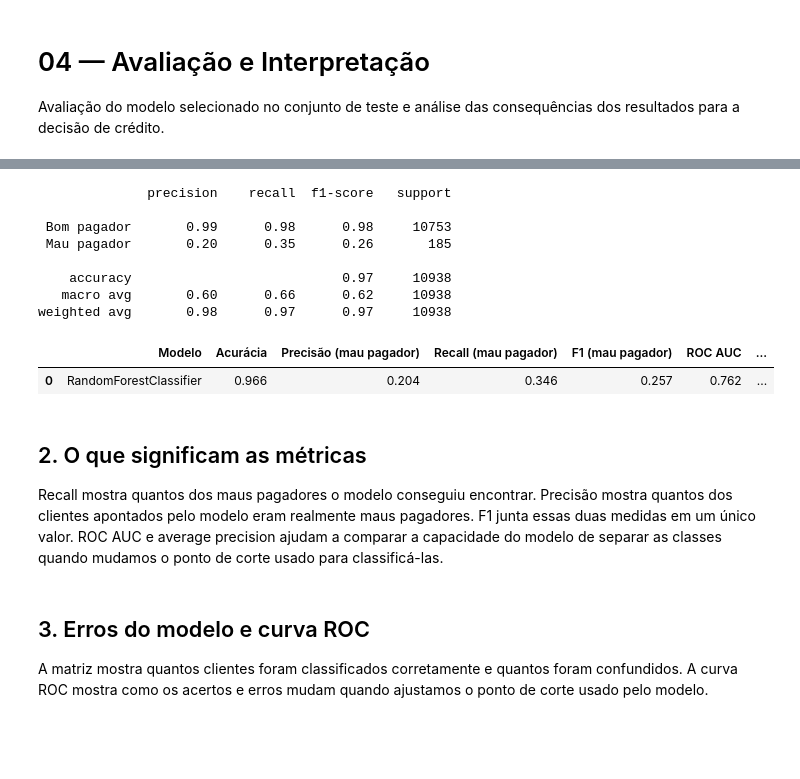
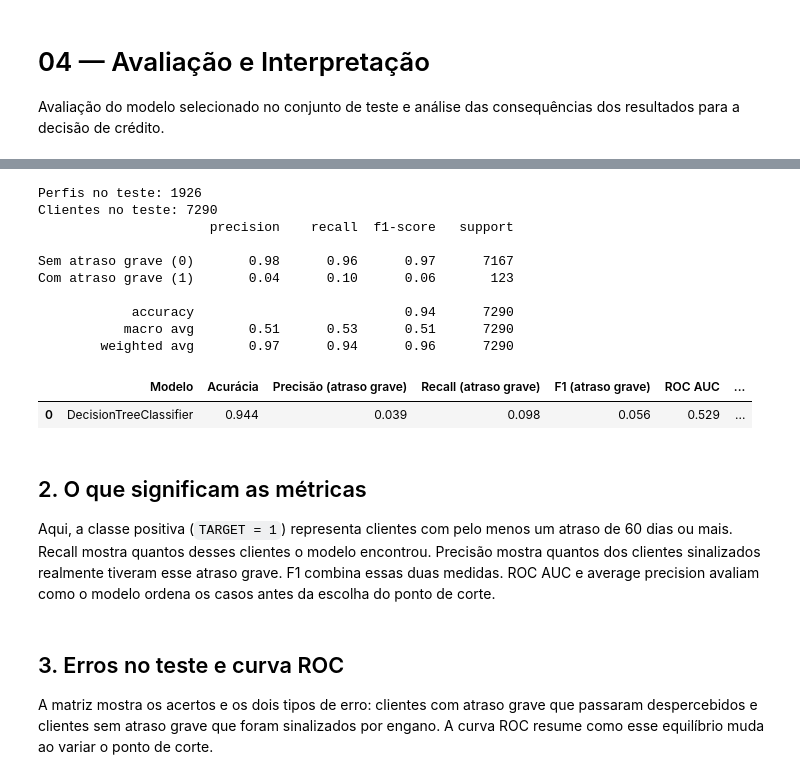
Before and after one commit to stephaneeao-cmd/postech-tech-challenge-fase2-template, a Jupyter notebook: notebooks/04_avaliacao.ipynb, the cells around one changed output, grey strips where cells are left out. Drawn from its saved outputs; the diff is of its cells as text; code cells hidden in the pictures; blank space fills up the shorter version.

```diff
--- a/notebooks/04_avaliacao.ipynb
+++ b/notebooks/04_avaliacao.ipynb
@@ -28,63 +28,44 @@ Aqui verifico como o modelo escolhido se saiu nos dados que não foram usados pa
 # %%
-import joblib
-from sklearn.metrics import (
-    accuracy_score,
-    average_precision_score,
-    classification_report,
-    f1_score,
-    precision_score,
-    recall_score,
-    roc_auc_score,
-)
-from sklearn.model_selection import train_test_split
-
-# Uso a mesma separação do notebook 03 e carrego o modelo que ele salvou.
-df = pd.read_csv(PROCESSED / "dataset_tratado.csv")
-X = df.drop(columns=[TARGET, "ID"])
-y = df[TARGET].astype(int)
-_, X_test, _, y_test = train_test_split(
-    X, y, test_size=0.30, stratify=y, random_state=RANDOM_STATE
-)
-best_model = joblib.load(MODELS / "best_model.joblib")
-
-# Alguns modelos dão probabilidades; a SVM retorna uma pontuação equivalente.
-if hasattr(best_model, "predict_proba"):
-    y_score = best_model.predict_proba(X_test)[:, 1]
-else:
-    y_score = best_model.decision_function(X_test)
-y_pred = best_model.predict(X_test)
-
-print(classification_report(y_test, y_pred, target_names=["Bom pagador", "Mau pagador"], zero_division=0))
+print(f"Perfis no teste: {groups_test.nunique()}")
+print(f"Clientes no teste: {len(X_test)}")
+print(classification_report(
+    y_test,
+    y_pred,
+    target_names=["Sem atraso grave (0)", "Com atraso grave (1)"],
+    zero_division=0,
+))
 metricas_teste = pd.DataFrame([{
     "Modelo": type(best_model.named_steps["model"]).__name__,
     "Acurácia": accuracy_score(y_test, y_pred),
-    "Precisão (mau pagador)": precision_score(y_test, y_pred, zero_division=0),
-    "Recall (mau pagador)": recall_score(y_test, y_pred, zero_division=0),
-    "F1 (mau pagador)": f1_score(y_test, y_pred, zero_division=0),
+    "Precisão (atraso grave)": precision_score(y_test, y_pred, zero_division=0),
+    "Recall (atraso grave)": recall_score(y_test, y_pred, zero_division=0),
+    "F1 (atraso grave)": f1_score(y_test, y_pred, zero_division=0),
     "ROC AUC": roc_auc_score(y_test, y_score),
     "Average precision": average_precision_score(y_test, y_score),
 }])
 display(metricas_teste.round(3))
 metricas_teste.to_csv(METRICS / "metricas_teste.csv", index=False)
 # %% [output]
-              precision    recall  f1-score   support
+Perfis no teste: 1926
+Clientes no teste: 7290
+                      precision    recall  f1-score   support
 
- Bom pagador       0.99      0.98      0.98     10753
- Mau pagador       0.20      0.35      0.26       185
+Sem atraso grave (0)       0.98      0.96      0.97      7167
+Com atraso grave (1)       0.04      0.10      0.06       123
 
-    accuracy                           0.97     10938
-   macro avg       0.60      0.66      0.62     10938
-weighted avg       0.98      0.97      0.97     10938
+            accuracy                           0.94      7290
+           macro avg       0.51      0.53      0.51      7290
+        weighted avg       0.97      0.94      0.96      7290
-|  | Modelo | Acurácia | Precisão (mau pagador) | Recall (mau pagador) | F1 (mau pagador) | ROC AUC | ... |
-| 0 | RandomForestClassifier | 0.966 | 0.204 | 0.346 | 0.257 | 0.762 | ... |
+|  | Modelo | Acurácia | Precisão (atraso grave) | Recall (atraso grave) | F1 (atraso grave) | ROC AUC | ... |
+| 0 | DecisionTreeClassifier | 0.944 | 0.039 | 0.098 | 0.056 | 0.529 | ... |
 # %% [markdown]
 ## 2. O que significam as métricas
 
-Recall mostra quantos dos maus pagadores o modelo conseguiu encontrar. Precisão mostra quantos dos clientes apontados pelo modelo eram realmente maus pagadores. F1 junta essas duas medidas em um único valor. ROC AUC e average precision ajudam a comparar a capacidade do modelo de separar as classes quando mudamos o ponto de corte usado para classificá-las.
+Aqui, a classe positiva (`TARGET = 1`) representa clientes com pelo menos um atraso de 60 dias ou mais. Recall mostra quantos desses clientes o modelo encontrou. Precisão mostra quantos dos clientes sinalizados realmente tiveram esse atraso grave. F1 combina essas duas medidas. ROC AUC e average precision avaliam como o modelo ordena os casos antes da escolha do ponto de corte.
-# %% [markdown]
-## 3. Erros do modelo e curva ROC
-
-A matriz mostra quantos clientes foram classificados corretamente e quantos foram confundidos. A curva ROC mostra como os acertos e erros mudam quando ajustamos o ponto de corte usado pelo modelo.
+# %% [markdown]
+## 3. Erros no teste e curva ROC
+
+A matriz mostra os acertos e os dois tipos de erro: clientes com atraso grave que passaram despercebidos e clientes sem atraso grave que foram sinalizados por engano. A curva ROC resume como esse equilíbrio muda ao variar o ponto de corte.
 # %%
 fig, ax = plt.subplots(figsize=(6, 4))
 ConfusionMatrixDisplay.from_predictions(
```
Also changed, not shown: parts of 9 cells of this notebook, 13 other files.
